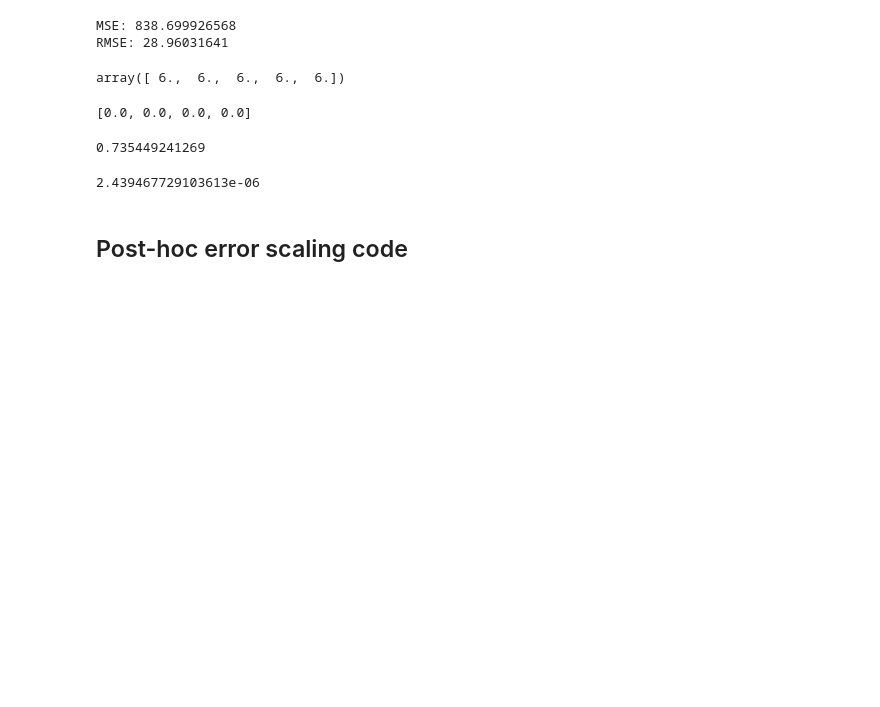
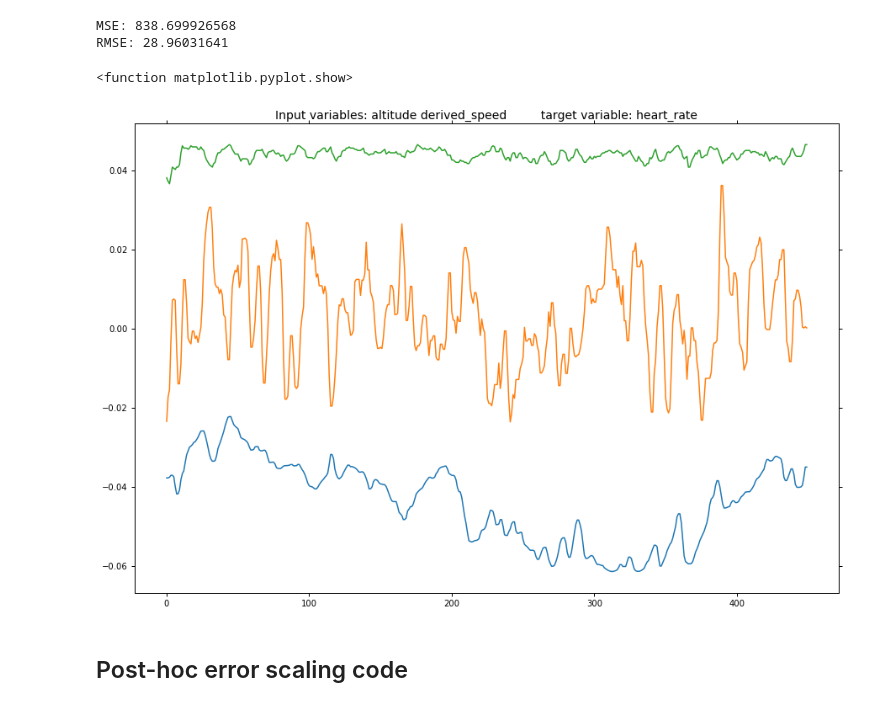
Before and after one commit to Epist/endomondo_inference, a Jupyter notebook: Keras_playground.ipynb, the cells around one changed output. Saved outputs shown, nothing was run; the diff lists cells and outputs as text; code cells hidden in the pictures; blank space fills up the shorter version.

```diff
--- a/Keras_playground.ipynb
+++ b/Keras_playground.ipynb
@@ -722,22 +791,53 @@ print("RMSE: " + str(((np.sqrt(original_scaled_mse)/5)*hr_std)))
 # %% [output]
 MSE: 838.699926568
 RMSE: 28.96031641
-# %%
-np.ones(5)*6
-# %% [output]
-array([ 6.,  6.,  6.,  6.,  6.])
-# %%
-list(np.zeros(4))
-# %% [output]
-[0.0, 0.0, 0.0, 0.0]
-# %%
-print(208.601132062/283.63770109)
-# %% [output]
-0.735449241269
-# %%
-3.3169763353e-06*0.735449241269
-# %% [output]
-2.439467729103613e-06
+# %%
+
+def getInputByName(varName, endoReader):
+    dataKey = endoReader.decoderKey()
+    dataIndex = dataKey.index(varName)
+    batch_size = np.shape(pred_inputs)[0]
+    varData = []
+    for i in range(batch_size):
+        decodedData = np.array(endoReader.dataDecoder(pred_inputs[i]))
+        #print(np.shape(decodedData))
+        varData.extend(decodedData[:, dataIndex])
+    return varData
+
+#genderInputData = getInputByName('gender', endo_reader)
+# %%
+#Plot multiple input attributes on the same graph
+
+
+inputAttributes = ['altitude', 'derived_speed']
+targetAtt = "heart_rate"
+scaleFactors = [pow(10,18),1]
+workoutNumber = 0
+smoothing_factor = 5
+
+attributeInputData=[]
+for att in inputAttributes:
+    unsmoothed = np.array(getInputByName(att, endo_reader)).astype(np.float)
+    scaled = rescaleZscoredData(LarryModelData, unsmoothed, att)
+    attributeInputData.append(endo_reader.median_smoothing(unsmoothed, smoothing_factor))
+
+
+plt.figure(num=None, figsize=(15, 10), dpi=200, facecolor='w', edgecolor='k')
+title = "Input variables:"
+#Plot the input variables with their scale factors
+for i, att in enumerate(inputAttributes):
+    currentAttInputData = attributeInputData[i]
+    plt.plot([x * scaleFactors[i] for x in currentAttInputData[workoutNumber*trimmed_workout_len:(workoutNumber+1)*trimmed_workout_len]])
+    title = title + " " + inputAttributes[i]
+#Now plot the heart rate
+scaled_hr = rescaleZscoredData(LarryModelData, pred_targets.flatten(), targetAtt)
+plt.plot([x*0.0003 for x in scaled_hr[trimmed_workout_len*workout_number:trimmed_workout_len*(workout_number+1)]])
+title += "         target variable: " + targetAtt
+plt.title(title, fontsize = 14)
+plt.show
+# %% [output]
+<function matplotlib.pyplot.show>
+[figure, added]
 # %% [markdown]
 ## Post-hoc error scaling code
 # %%
```
Also changed, not shown: parts of 17 cells of this notebook, 6 other files.
